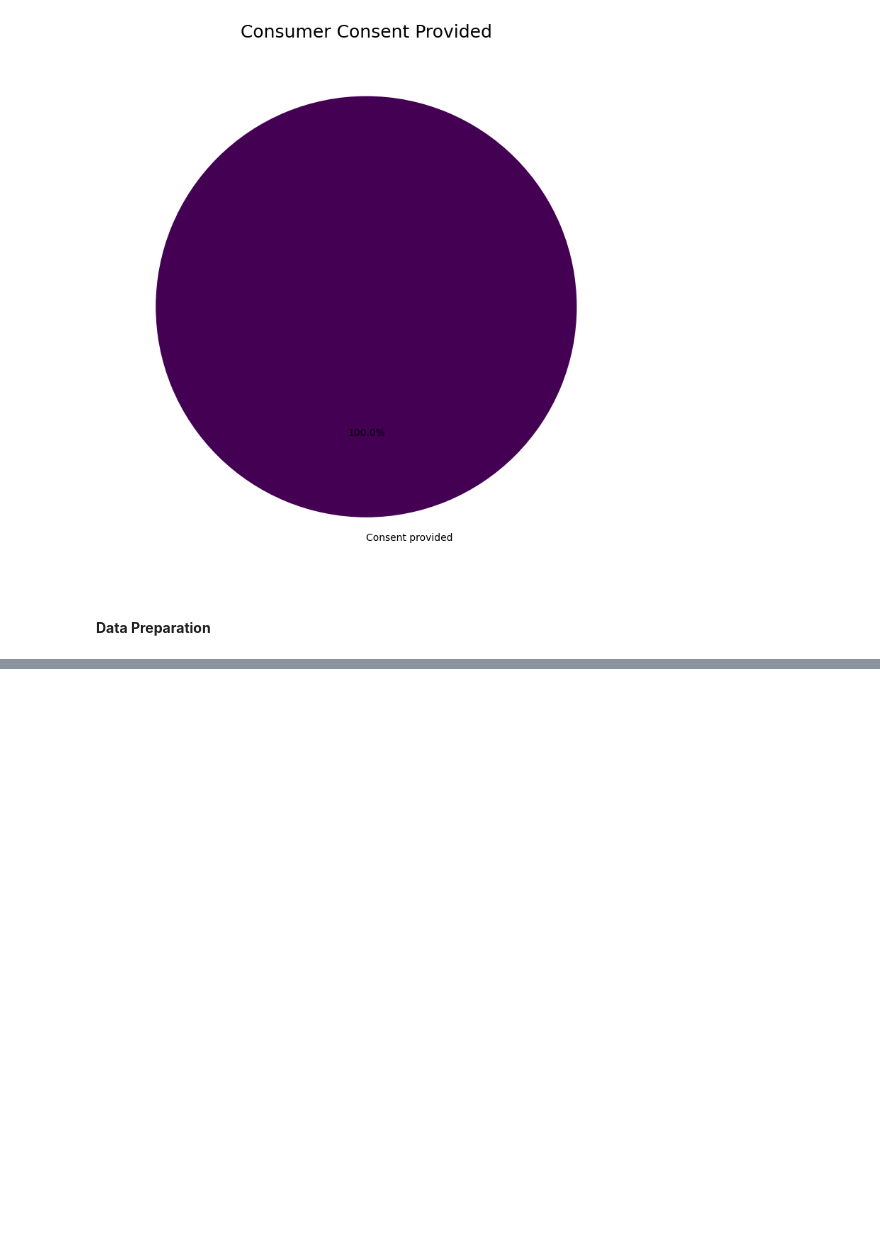
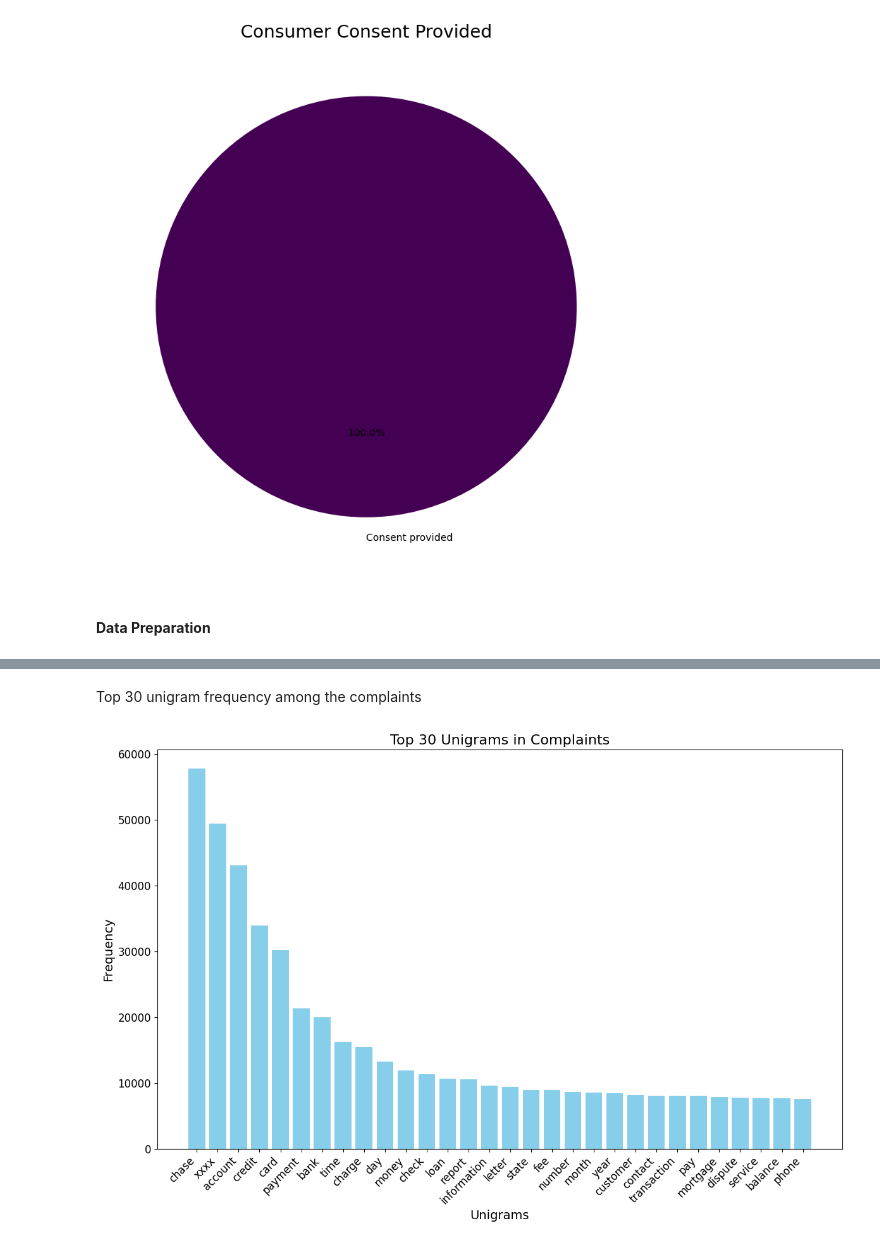
Before and after one commit to bhutto17/Automated-Customer-Complaints-Classification-Leveraging-NLP-and-Machine-Learning, a Jupyter notebook: Automated Customer Complaints Classification Leveraging NLP and Machinne Learning.ipynb, the cells around one changed output, grey strips where cells are left out. Saved outputs shown, nothing was run; the diff lists cells and outputs as text; code cells hidden in the pictures; blank space fills up the shorter version.

```diff
--- a/Automated Customer Complaints Classification Leveraging NLP and Machinne Learning.ipynb
+++ b/Automated Customer Complaints Classification Leveraging NLP and Machinne Learning.ipynb
@@ -391,0 +443,32 @@ processed_df['complaint_processed'] = [preprocess_text(text) for text in tqdm(co
+# %%
+processed_df['complaint_cleaned'] = processed_df['complaint_nouns'].apply(lambda x: x.replace('-PRON-', ''))
+# %% [markdown]
+Top 30 unigram frequency among the complaints
+# %%
+all_complaints = ' '.join(processed_df['complaint_cleaned'])
+
+# Function to get the top n words by frequency
+def get_top_n_words(corpus, n=None):
+    vec = CountVectorizer(stop_words='english').fit(corpus)
+    bag_of_words = vec.transform(corpus)
+    sum_words = bag_of_words.sum(axis=0)
+    words_freq = [(word, sum_words[0, idx]) for word, idx in vec.vocabulary_.items()]
+    words_freq = sorted(words_freq, key=lambda x: x[1], reverse=True)
+    return words_freq[:n]
+
+# Get the top 30 unigrams
+common_unigrams = get_top_n_words([all_complaints], 30)
+df_unigram = pd.DataFrame(common_unigrams, columns=['unigram', 'count'])
+
+# Plotting the top 30 unigrams using matplotlib
+plt.figure(figsize=(12, 8))
+plt.bar(df_unigram['unigram'], df_unigram['count'], color='skyblue')
+plt.xlabel('Unigrams', fontsize=14)
+plt.ylabel('Frequency', fontsize=14)
+plt.title('Top 30 Unigrams in Complaints', fontsize=16)
+plt.xticks(rotation=45, fontsize=12, ha='right')
+plt.yticks(fontsize=12)
+plt.tight_layout()
+plt.show()
+# %% [output]
+[figure, added]
```
Also changed, not shown: parts of 14 cells of this notebook.
